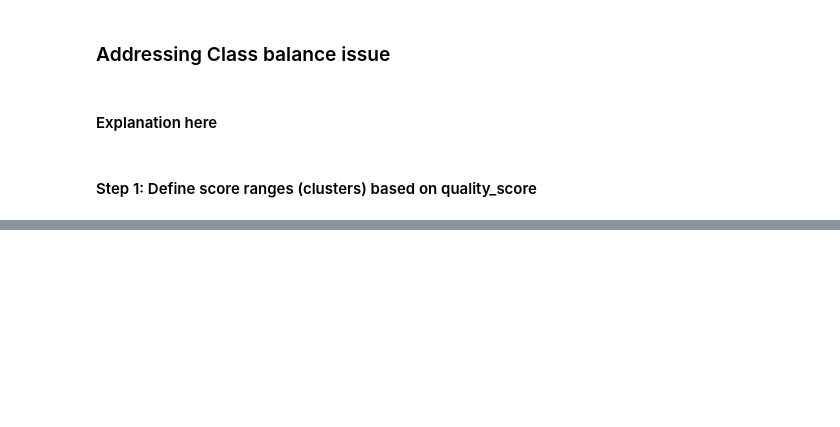
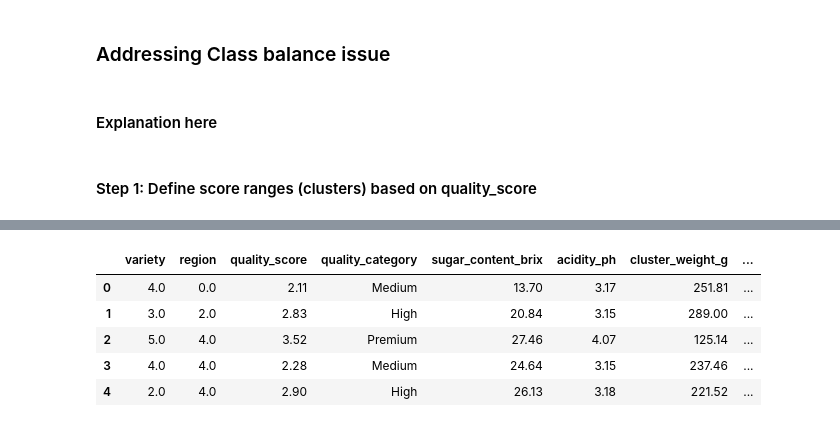
Before and after one commit to lazychach/Grape_Quality_Prediction, a Jupyter notebook: process/cleaning_process/clean.ipynb, the cells around one changed output, grey strips where cells are left out. Saved outputs shown, nothing was run; the diff lists cells and outputs as text; code cells hidden in the pictures; blank space fills up the shorter version.

```diff
--- a/process/cleaning_process/clean.ipynb
+++ b/process/cleaning_process/clean.ipynb
@@ -180,0 +244,13 @@ for label in ['Low', 'Premium']:
+# %%
+synthetic_df['quality_category'] = pd.cut(synthetic_df['quality_score'], bins=bins, labels=labels, include_lowest=True)
+
+balanced_grape_data = pd.concat([grape_resample, synthetic_df], ignore_index=True)
+
+balanced_grape_data.head()
+# %% [output]
+|  | variety | region | quality_score | quality_category | sugar_content_brix | acidity_ph | cluster_weight_g | ... |
+| 0 | 4.0 | 0.0 | 2.11 | Medium | 13.70 | 3.17 | 251.81 | ... |
+| 1 | 3.0 | 2.0 | 2.83 | High | 20.84 | 3.15 | 289.00 | ... |
+| 2 | 5.0 | 4.0 | 3.52 | Premium | 27.46 | 4.07 | 125.14 | ... |
+| 3 | 4.0 | 4.0 | 2.28 | Medium | 24.64 | 3.15 | 237.46 | ... |
+| 4 | 2.0 | 4.0 | 2.90 | High | 26.13 | 3.18 | 221.52 | ... |
```
Also changed, not shown: parts of 12 cells of this notebook.
